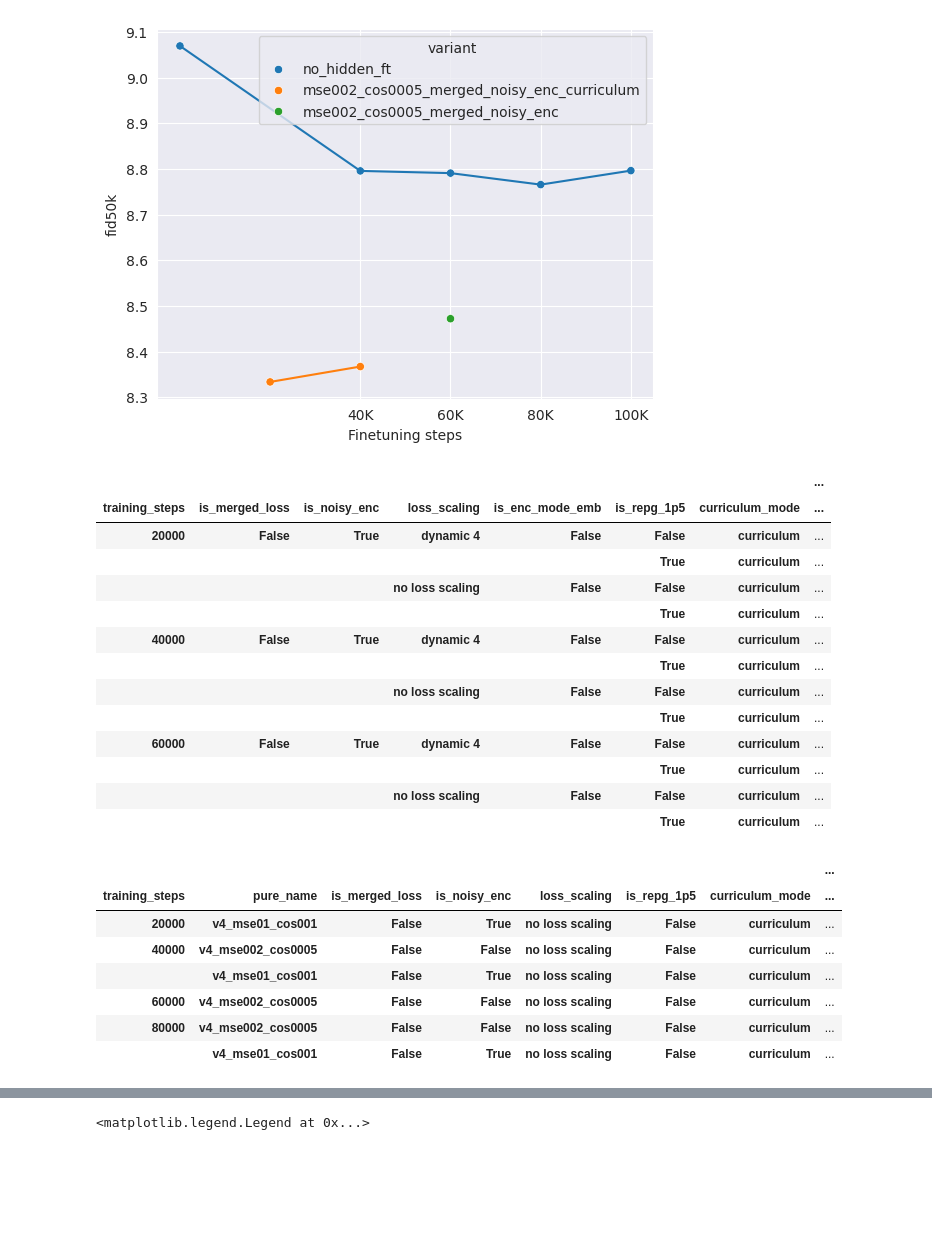
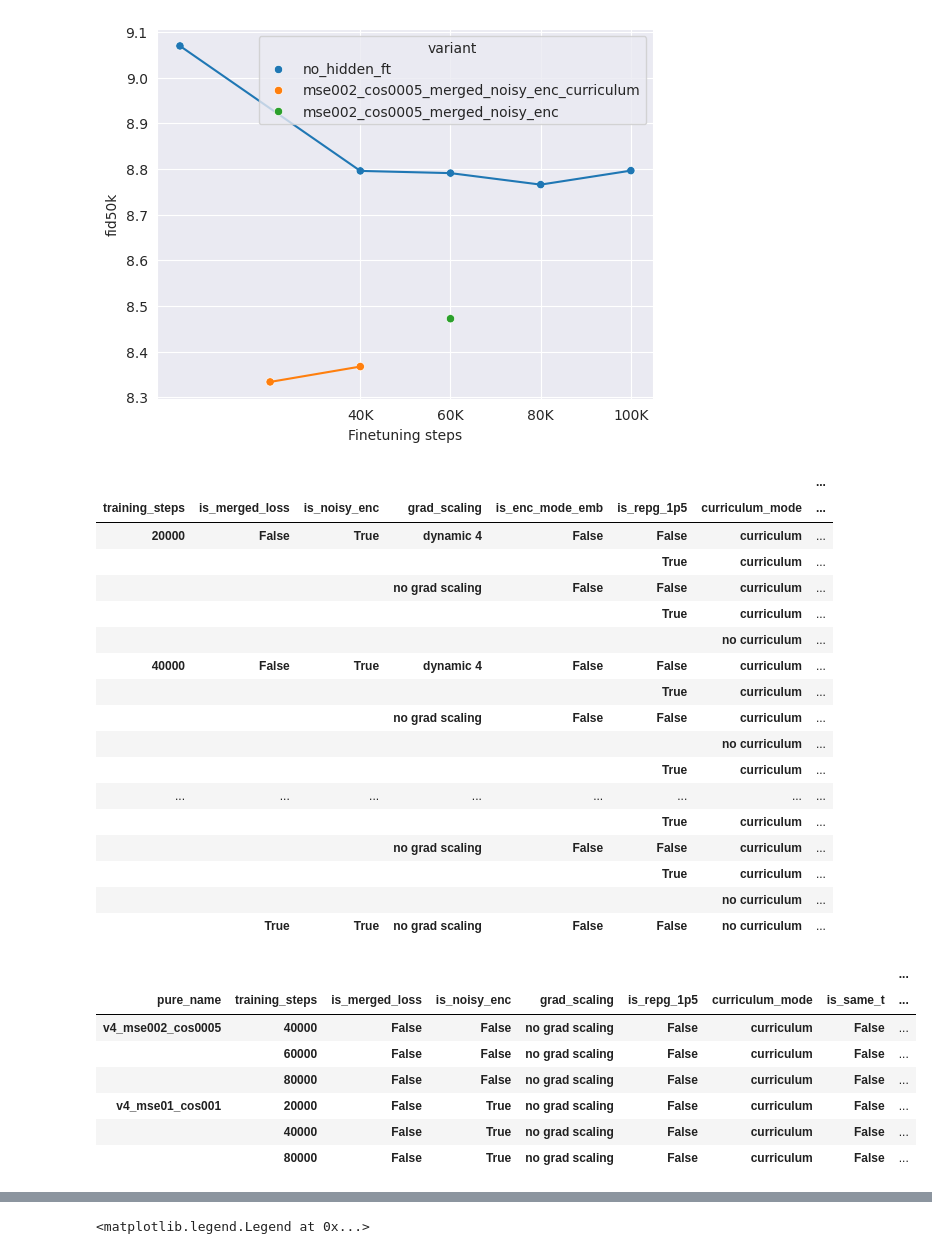
Before and after one commit to BartekPog/sfd-encoder, a Jupyter notebook: notebooks/fid_tables.ipynb, the cells around one changed output, grey strips where cells are left out. Cells and saved outputs as stored; diff of their text form; code cells hidden in the pictures; blank space fills up the shorter version.

```diff
--- a/notebooks/fid_tables.ipynb
+++ b/notebooks/fid_tables.ipynb
@@ -640,80 +759,85 @@ plt.xticks(ticks, [f"{tick/1000:.0f}K" for tick in ticks])
 # %%
 # Base loss variants
 
-spec_fields =["is_merged_loss", "is_noisy_enc", 'loss_scaling', 'is_enc_mode_emb', 'is_repg_1p5', "curriculum_mode", "is_same_t"]
+spec_fields =["is_merged_loss", "is_noisy_enc", 'grad_scaling', 'is_enc_mode_emb', 'is_repg_1p5', "curriculum_mode", "is_same_t"]
 
 tab_df = (
     df_table[
         (~df_table["exp_base_name"].str.contains("baseline"))
         & (df_table["training_steps"] <=120000)
         & (df_table["inference_type"] == "linear")
-        & (df_table["pure_name"].str.contains("v4.1"))
+        # & (df_table["pure_name"].str.contains("v4.1"))
     ]
     .pivot_table(index=["training_steps", *spec_fields], values="fid50k", columns="pure_name", aggfunc="mean")
     # .sort_values(by=["training_steps", "fid50k"], ascending=False)
 )
 # Drop rows where there are less than 2 non-NaN values
-# tab_df = tab_df[tab_df.notna().sum(axis=1) >= 2]
+tab_df = tab_df[tab_df.notna().sum(axis=1) >= 2]
 
 # tab_df[(tab_df[True].notna()) & (tab_df[False].notna())]
 tab_df
 # %% [output]
 |  |  |  |  |  |  |  | ... |
-| training_steps | is_merged_loss | is_noisy_enc | loss_scaling | is_enc_mode_emb | is_repg_1p5 | curriculum_mode | ... |
+| training_steps | is_merged_loss | is_noisy_enc | grad_scaling | is_enc_mode_emb | is_repg_1p5 | curriculum_mode | ... |
 | 20000 | False | True | dynamic 4 | False | False | curriculum | ... |
 |  |  |  |  |  | True | curriculum | ... |
-|  |  |  | no loss scaling | False | False | curriculum | ... |
+|  |  |  | no grad scaling | False | False | curriculum | ... |
 |  |  |  |  |  | True | curriculum | ... |
+|  |  |  |  |  |  | no curriculum | ... |
 | 40000 | False | True | dynamic 4 | False | False | curriculum | ... |
 |  |  |  |  |  | True | curriculum | ... |
-|  |  |  | no loss scaling | False | False | curriculum | ... |
+|  |  |  | no grad scaling | False | False | curriculum | ... |
+|  |  |  |  |  |  | no curriculum | ... |
 |  |  |  |  |  | True | curriculum | ... |
-| 60000 | False | True | dynamic 4 | False | False | curriculum | ... |
+| ... | ... | ... | ... | ... | ... | ... | ... |
 |  |  |  |  |  | True | curriculum | ... |
-|  |  |  | no loss scaling | False | False | curriculum | ... |
+|  |  |  | no grad scaling | False | False | curriculum | ... |
 |  |  |  |  |  | True | curriculum | ... |
+|  |  |  |  |  |  | no curriculum | ... |
+|  | True | True | no grad scaling | False | False | no curriculum | ... |
 # %%
 # df_table[
 #     (df_table["training_steps"] == 60000)
 #     & (df_table["inference_type"] == "linear")
 #     & (df_table["pure_name"].str.contains("v4_mse01_cos001"))
 #     ]
 
 # Base loss variants
 
 spec_fields =[
     "is_merged_loss",
     "is_noisy_enc",
-    'loss_scaling',
+    'grad_scaling',
     # 'is_enc_mode_emb',
     'is_repg_1p5',
     "curriculum_mode",
-    "is_same_t"
+    "is_same_t",
+    "shared_hp_variant"
 ]
 
 tab_df = (
     df_table[
         (~df_table["exp_base_name"].str.contains("baseline"))
         & (df_table["training_steps"] <=120000)
         & (df_table["inference_type"] == "linear")
     ]
-    .pivot_table(index=["training_steps", "pure_name", *spec_fields], values="fid50k", columns="is_enc_mode_emb", aggfunc="mean")
+    .pivot_table(index=["pure_name", "training_steps", *spec_fields], values="fid50k", columns="is_enc_mode_emb", aggfunc="min")
     # .sort_values(by=["training_steps", "fid50k"], ascending=False)
 )
 # Drop rows where there are less than 2 non-NaN values
 tab_df = tab_df[tab_df.notna().sum(axis=1) >= 2]
 
 # tab_df[(tab_df[True].notna()) & (tab_df[False].notna())]
 tab_df
 # %% [output]
-|  |  |  |  |  |  |  | ... |
-| training_steps | pure_name | is_merged_loss | is_noisy_enc | loss_scaling | is_repg_1p5 | curriculum_mode | ... |
-| 20000 | v4_mse01_cos001 | False | True | no loss scaling | False | curriculum | ... |
-| 40000 | v4_mse002_cos0005 | False | False | no loss scaling | False | curriculum | ... |
-|  | v4_mse01_cos001 | False | True | no loss scaling | False | curriculum | ... |
-| 60000 | v4_mse002_cos0005 | False | False | no loss scaling | False | curriculum | ... |
-| 80000 | v4_mse002_cos0005 | False | False | no loss scaling | False | curriculum | ... |
-|  | v4_mse01_cos001 | False | True | no loss scaling | False | curriculum | ... |
+|  |  |  |  |  |  |  |  | ... |
+| pure_name | training_steps | is_merged_loss | is_noisy_enc | grad_scaling | is_repg_1p5 | curriculum_mode | is_same_t | ... |
+| v4_mse002_cos0005 | 40000 | False | False | no grad scaling | False | curriculum | False | ... |
+|  | 60000 | False | False | no grad scaling | False | curriculum | False | ... |
+|  | 80000 | False | False | no grad scaling | False | curriculum | False | ... |
+| v4_mse01_cos001 | 20000 | False | True | no grad scaling | False | curriculum | False | ... |
+|  | 40000 | False | True | no grad scaling | False | curriculum | False | ... |
+|  | 80000 | False | True | no grad scaling | False | curriculum | False | ... |
 # %%
 # df_table[
 #     (df_table["training_steps"] == 60000)
```
Also changed, not shown: parts of 46 cells of this notebook, 34 other files.
